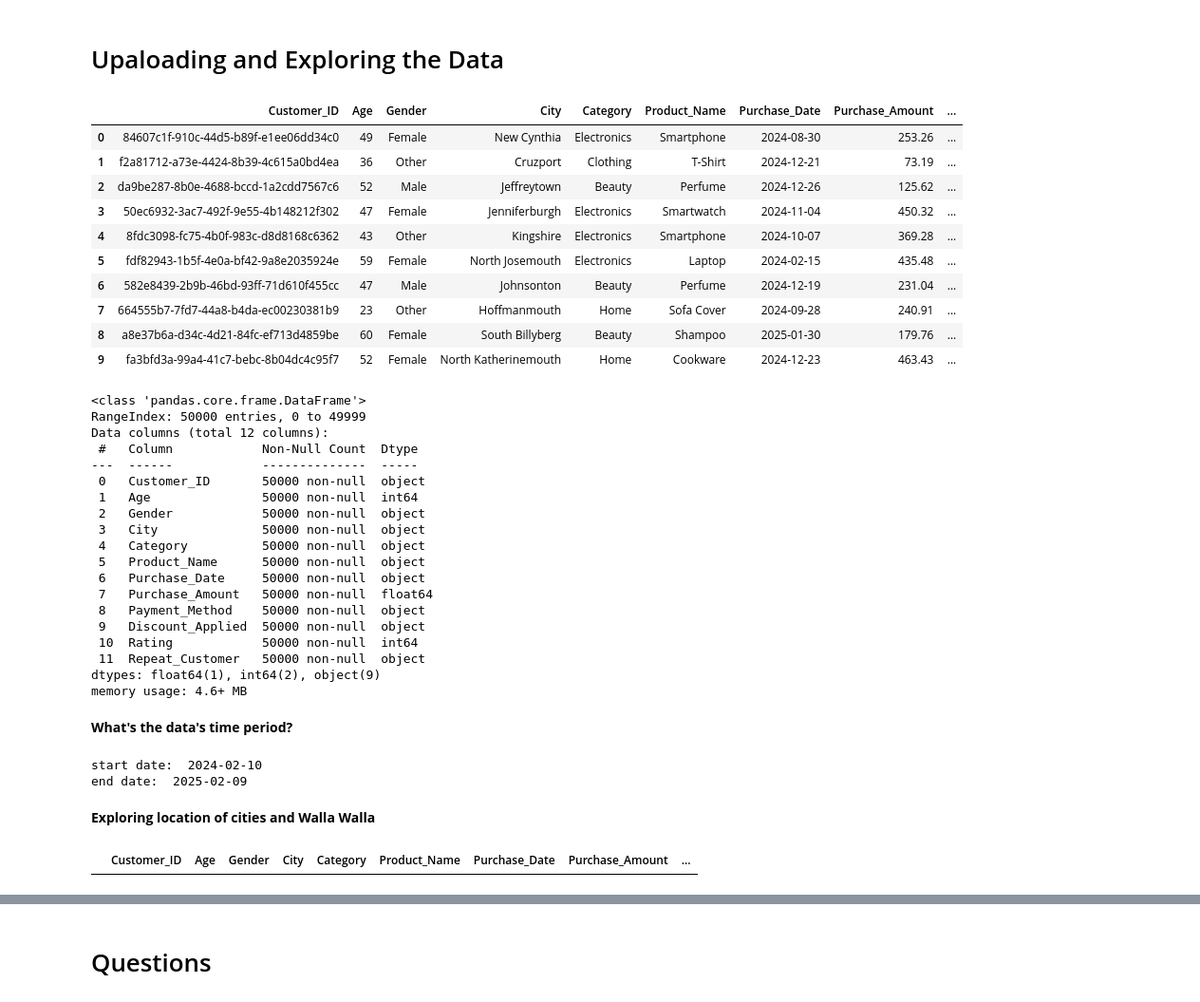
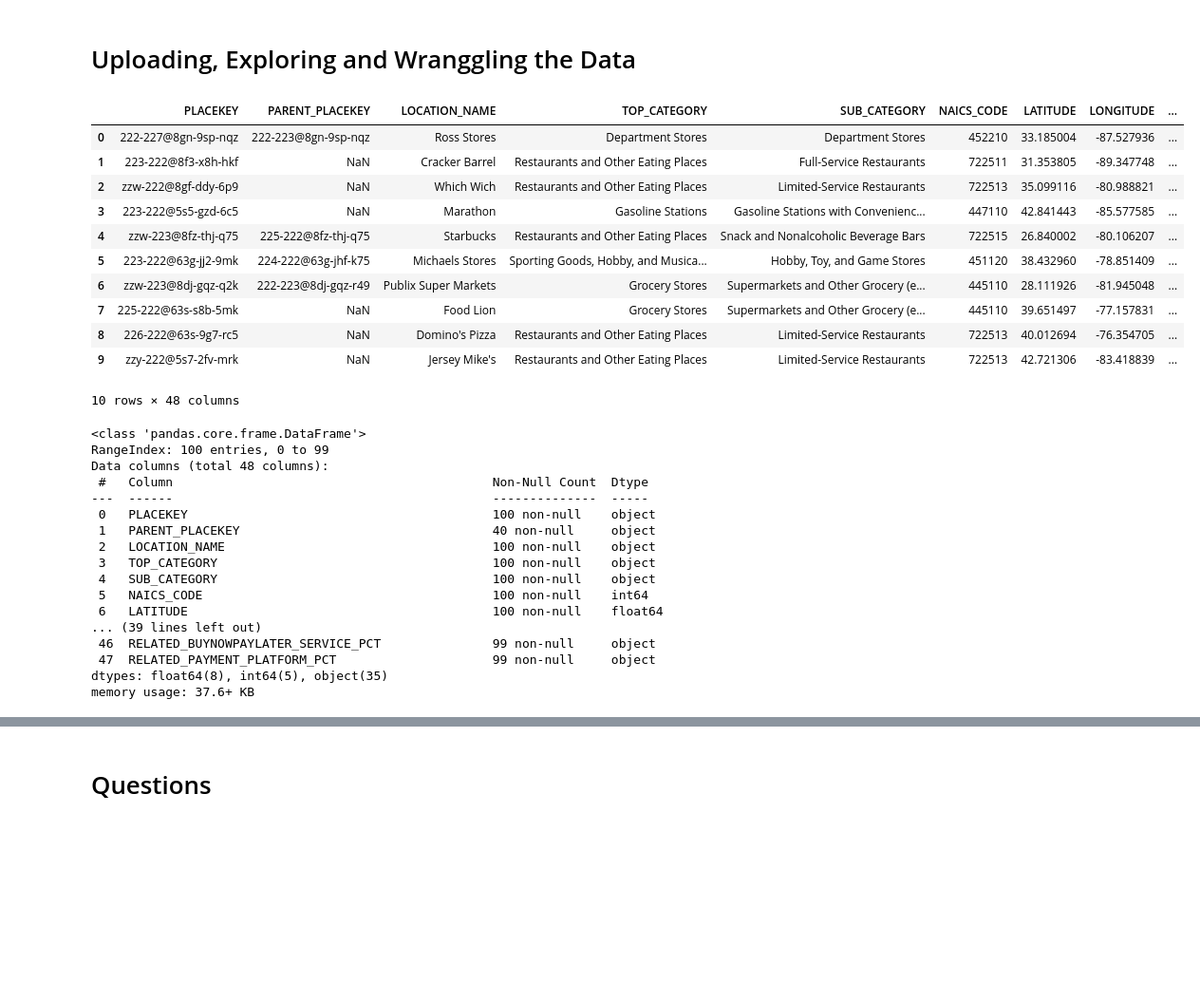
Before and after one commit to DiaHere/Food-and-Beverage-across-all-US-states-Analysis, a Jupyter notebook: notebook.ipynb, the cells around one changed output, grey strips where cells are left out. Shown: that part at 95% size. Saved outputs shown, nothing was run; the diff lists cells and outputs as text; code cells hidden in the pictures; blank space fills up the shorter version.

```diff
--- a/notebook.ipynb
+++ b/notebook.ipynb
@@ -6,61 +7,41 @@ import matplotlib.pyplot as plt
 import seaborn as sns
 from sklearn.preprocessing import StandardScaler
 # %% [markdown]
-# Upaloading and Exploring the Data
+# Uploading, Exploring and Wranggling the Data
 # %%
 # Upload into a Dataframe
-df = pd.read_csv('Walmart_customer_purchases.csv')
+df = pd.read_excel('safegraph-spend-sample-q3-2022.xlsx')
 df.head(10)
 # %% [output]
-|  | Customer_ID | Age | Gender | City | Category | Product_Name | Purchase_Date | Purchase_Amount | ... |
-| 0 | 84607c1f-910c-44d5-b89f-e1ee06dd34c0 | 49 | Female | New Cynthia | Electronics | Smartphone | 2024-08-30 | 253.26 | ... |
-| 1 | f2a81712-a73e-4424-8b39-4c615a0bd4ea | 36 | Other | Cruzport | Clothing | T-Shirt | 2024-12-21 | 73.19 | ... |
-| 2 | da9be287-8b0e-4688-bccd-1a2cdd7567c6 | 52 | Male | Jeffreytown | Beauty | Perfume | 2024-12-26 | 125.62 | ... |
-| 3 | 50ec6932-3ac7-492f-9e55-4b148212f302 | 47 | Female | Jenniferburgh | Electronics | Smartwatch | 2024-11-04 | 450.32 | ... |
-| 4 | 8fdc3098-fc75-4b0f-983c-d8d8168c6362 | 43 | Other | Kingshire | Electronics | Smartphone | 2024-10-07 | 369.28 | ... |
-| 5 | fdf82943-1b5f-4e0a-bf42-9a8e2035924e | 59 | Female | North Josemouth | Electronics | Laptop | 2024-02-15 | 435.48 | ... |
-| 6 | 582e8439-2b9b-46bd-93ff-71d610f455cc | 47 | Male | Johnsonton | Beauty | Perfume | 2024-12-19 | 231.04 | ... |
-| 7 | 664555b7-7fd7-44a8-b4da-ec00230381b9 | 23 | Other | Hoffmanmouth | Home | Sofa Cover | 2024-09-28 | 240.91 | ... |
-| 8 | a8e37b6a-d34c-4d21-84fc-ef713d4859be | 60 | Female | South Billyberg | Beauty | Shampoo | 2025-01-30 | 179.76 | ... |
-| 9 | fa3bfd3a-99a4-41c7-bebc-8b04dc4c95f7 | 52 | Female | North Katherinemouth | Home | Cookware | 2024-12-23 | 463.43 | ... |
+|  | PLACEKEY | PARENT_PLACEKEY | LOCATION_NAME | TOP_CATEGORY | SUB_CATEGORY | NAICS_CODE | LATITUDE | LONGITUDE | ... |
+| 0 | 222-227@8gn-9sp-nqz | 222-223@8gn-9sp-nqz | Ross Stores | Department Stores | Department Stores | 452210 | 33.185004 | -87.527936 | ... |
+| 1 | 223-222@8f3-x8h-hkf | NaN | Cracker Barrel | Restaurants and Other Eating Places | Full-Service Restaurants | 722511 | 31.353805 | -89.347748 | ... |
+| 2 | zzw-222@8gf-ddy-6p9 | NaN | Which Wich | Restaurants and Other Eating Places | Limited-Service Restaurants | 722513 | 35.099116 | -80.988821 | ... |
+| 3 | 223-222@5s5-gzd-6c5 | NaN | Marathon | Gasoline Stations | Gasoline Stations with Convenienc... | 447110 | 42.841443 | -85.577585 | ... |
+| 4 | zzw-223@8fz-thj-q75 | 225-222@8fz-thj-q75 | Starbucks | Restaurants and Other Eating Places | Snack and Nonalcoholic Beverage Bars | 722515 | 26.840002 | -80.106207 | ... |
+| 5 | 223-222@63g-jj2-9mk | 224-222@63g-jhf-k75 | Michaels Stores | Sporting Goods, Hobby, and Musica... | Hobby, Toy, and Game Stores | 451120 | 38.432960 | -78.851409 | ... |
+| 6 | zzw-223@8dj-gqz-q2k | 222-223@8dj-gqz-r49 | Publix Super Markets | Grocery Stores | Supermarkets and Other Grocery (e... | 445110 | 28.111926 | -81.945048 | ... |
+| 7 | 225-222@63s-s8b-5mk | NaN | Food Lion | Grocery Stores | Supermarkets and Other Grocery (e... | 445110 | 39.651497 | -77.157831 | ... |
+| 8 | 226-222@63s-9g7-rc5 | NaN | Domino's Pizza | Restaurants and Other Eating Places | Limited-Service Restaurants | 722513 | 40.012694 | -76.354705 | ... |
+| 9 | zzy-222@5s7-2fv-mrk | NaN | Jersey Mike's | Restaurants and Other Eating Places | Limited-Service Restaurants | 722513 | 42.721306 | -83.418839 | ... |
+10 rows × 48 columns
 # %%
 df.info()
 # %% [output]
 <class 'pandas.core.frame.DataFrame'>
-RangeIndex: 50000 entries, 0 to 49999
-Data columns (total 12 columns):
- #   Column            Non-Null Count  Dtype
----  ------            --------------  -----
- 0   Customer_ID       50000 non-null  object
- 1   Age               50000 non-null  int64
- 2   Gender            50000 non-null  object
- 3   City              50000 non-null  object
- 4   Category          50000 non-null  object
- 5   Product_Name      50000 non-null  object
- 6   Purchase_Date     50000 non-null  object
- 7   Purchase_Amount   50000 non-null  float64
- 8   Payment_Method    50000 non-null  object
- 9   Discount_Applied  50000 non-null  object
- 10  Rating            50000 non-null  int64
- 11  Repeat_Customer   50000 non-null  object
-dtypes: float64(1), int64(2), object(9)
-memory usage: 4.6+ MB
+RangeIndex: 100 entries, 0 to 99
+Data columns (total 48 columns):
+ #   Column                                           Non-Null Count  Dtype
+---  ------                                           --------------  -----
+ 0   PLACEKEY                                         100 non-null    object
+ 1   PARENT_PLACEKEY                                  40 non-null     object
+ 2   LOCATION_NAME                                    100 non-null    object
+ 3   TOP_CATEGORY                                     100 non-null    object
+ 4   SUB_CATEGORY                                     100 non-null    object
+ 5   NAICS_CODE                                       100 non-null    int64
+ 6   LATITUDE                                         100 non-null    float64
+... (39 lines left out)
+ 46  RELATED_BUYNOWPAYLATER_SERVICE_PCT               99 non-null     object
+ 47  RELATED_PAYMENT_PLATFORM_PCT                     99 non-null     object
+dtypes: float64(8), int64(5), object(35)
+memory usage: 37.6+ KB
-# %% [markdown]
-**What's the data's time period?**
-# %%
-# start and end date of the data
-start_date = min(df['Purchase_Date'])
-end_date = max(df['Purchase_Date'])
-print('start date: ', start_date)
-print('end date: ', end_date)
-# %% [output]
-start date:  2024-02-10
-end date:  2025-02-09
-# %% [markdown]
-**Exploring location of cities and Walla Walla**
-# %%
-# Walla Walla in the dataset
-
-df[df['City'] == 'Walla Walla']
-# %% [output]
-|  | Customer_ID | Age | Gender | City | Category | Product_Name | Purchase_Date | Purchase_Amount | ... |
```
Also changed, not shown: parts of 17 cells of this notebook, 1 other file.
